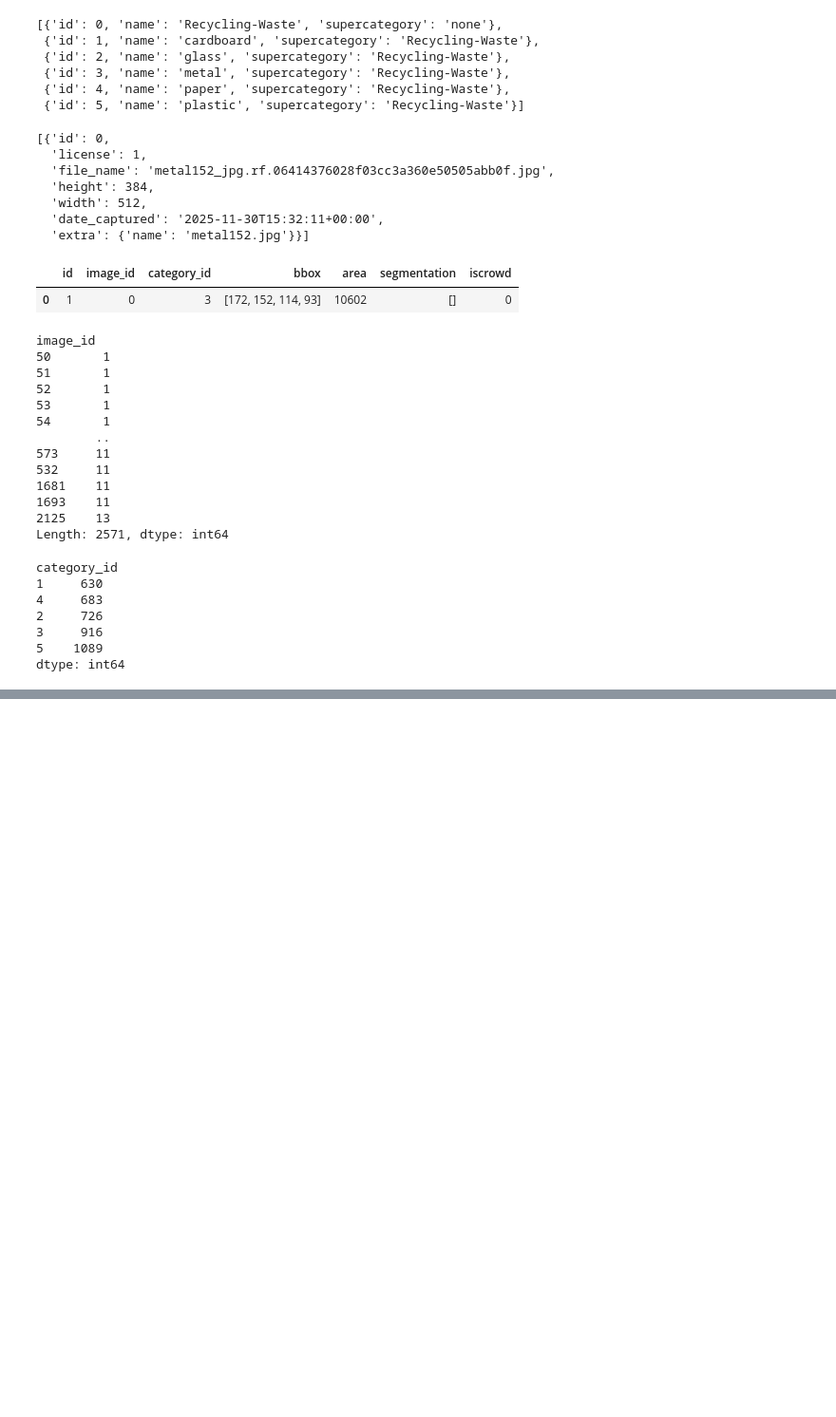
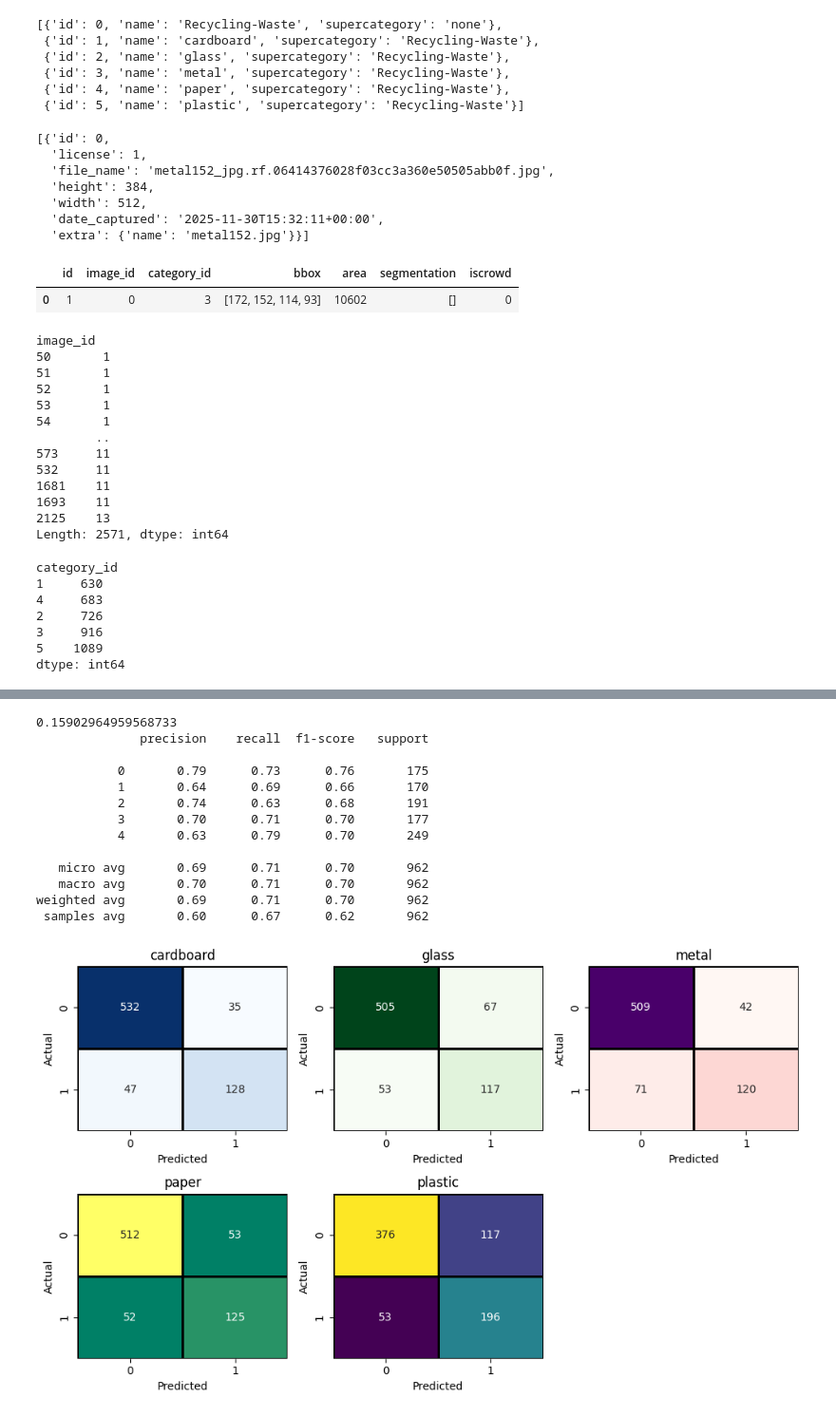
Before and after one commit to keshavarzIT/Classification-of-recycling-garbage, a Jupyter notebook: smartRecyclingWaste.ipynb, the cells around one changed output, grey strips where cells are left out. Shown: that part at 95% size. Drawn from its saved outputs; the diff is of its cells as text; code cells hidden in the pictures; blank space fills up the shorter version.

```diff
--- a/smartRecyclingWaste.ipynb
+++ b/smartRecyclingWaste.ipynb
@@ -199,0 +229,2 @@ validation_target_size
+# %%
+class_names = [cat['name'] for cat in categories[1:]]
@@ -251,0 +320,24 @@ validation_target_size
+# %%
+probs_list_svc = best_pipe_svc.predict_proba(X_test)
+probs_svc = np.column_stack([p[:, 1] for p in probs_list_svc])
+
+y_pred_svc = (probs_svc > 0.35).astype(int)
+
+print(hamming_loss(y_test, y_pred_svc))
+print(classification_report(y_test, y_pred_svc))
+plot_mcm_heatmaps(y_test, y_pred_svc, class_names)
+# %% [output]
+0.15902964959568733
+              precision    recall  f1-score   support
+
+           0       0.79      0.73      0.76       175
+           1       0.64      0.69      0.66       170
+           2       0.74      0.63      0.68       191
+           3       0.70      0.71      0.70       177
+           4       0.63      0.79      0.70       249
+
+   micro avg       0.69      0.71      0.70       962
+   macro avg       0.70      0.71      0.70       962
+weighted avg       0.69      0.71      0.70       962
+ samples avg       0.60      0.67      0.62       962
+[figure, added]
```
Also changed, not shown: parts of 24 cells of this notebook, 3 other files.
